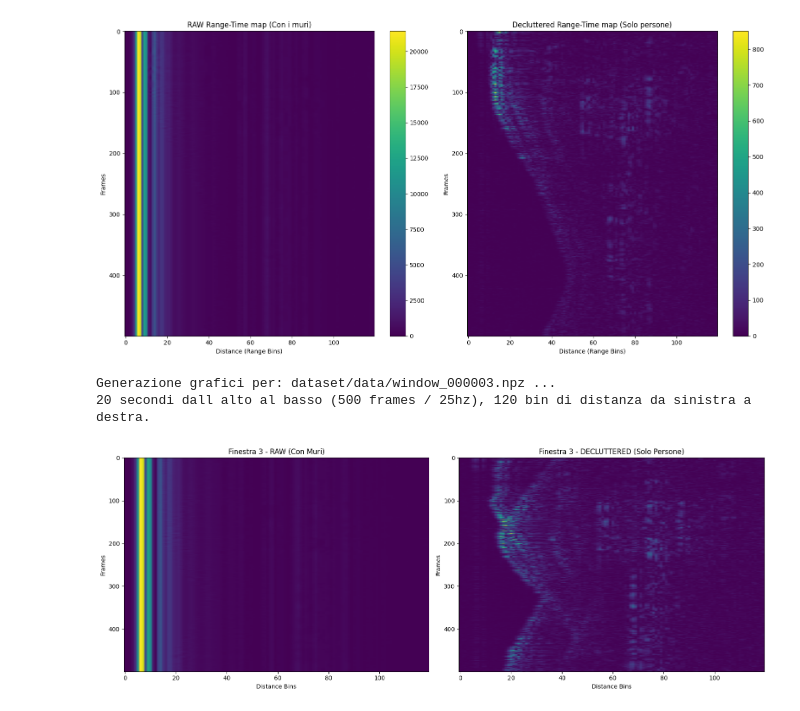
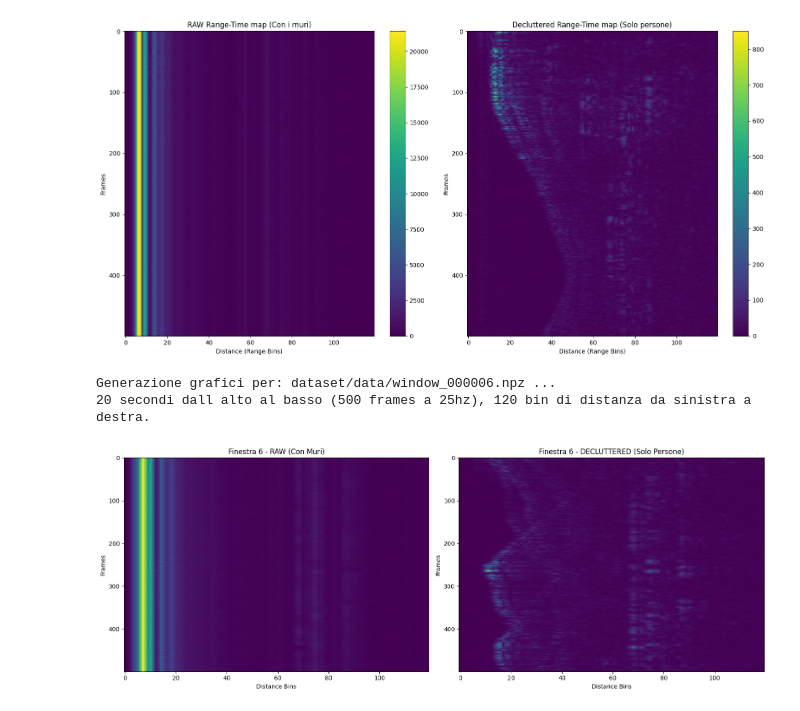
Before and after one commit to marco-dellepiane/uwb-person-localization-tinyml, a Jupyter notebook: other_files/prova.ipynb, the cells around one changed output. Saved outputs shown, nothing was run; the diff lists cells and outputs as text; code cells hidden in the pictures.

```diff
--- a/other_files/prova.ipynb
+++ b/other_files/prova.ipynb
@@ -89,34 +89,34 @@ def esplora_finestra(id_file):
 
     # 2. Decluttering (Sottrazione fondo statico)
     alpha = 0.05
     background = np.copy(magnitude[0])
     decluttered = np.zeros_like(magnitude)
 
     for t in range(magnitude.shape[0]):
         background = alpha * magnitude[t] + (1 - alpha) * background
         decluttered[t] = magnitude[t] - background
     decluttered = np.abs(decluttered)
 
     # 3. Disegno Grafici
     fig, axes = plt.subplots(1, 2, figsize=(16, 6))
     axes[0].imshow(magnitude, aspect='auto', cmap='viridis')
     axes[0].set_title(f'Finestra {id_file} - RAW (Con Muri)')
     axes[0].set_ylabel('Frames')
     axes[0].set_xlabel('Distance Bins')
 
     axes[1].imshow(decluttered, aspect='auto', cmap='viridis')
     axes[1].set_title(f'Finestra {id_file} - DECLUTTERED (Solo Persone)')
     axes[1].set_ylabel('Frames')
     axes[1].set_xlabel('Distance Bins')
 
     plt.tight_layout()
     plt.show()
 
 # ==========================================
 # TEST: Cambia il numero qui sotto (0-23)
 # ==========================================
-esplora_finestra(3)
+esplora_finestra(6)
 # %% [output]
-Generazione grafici per: dataset/data/window_000003.npz ...
-20 secondi dall alto al basso (500 frames / 25hz), 120 bin di distanza da sinistra a destra.
+Generazione grafici per: dataset/data/window_000006.npz ...
+20 secondi dall alto al basso (500 frames a 25hz), 120 bin di distanza da sinistra a destra.
-[figure, old version]
+[figure, new version]
```
Also changed, not shown: 1 other file.
